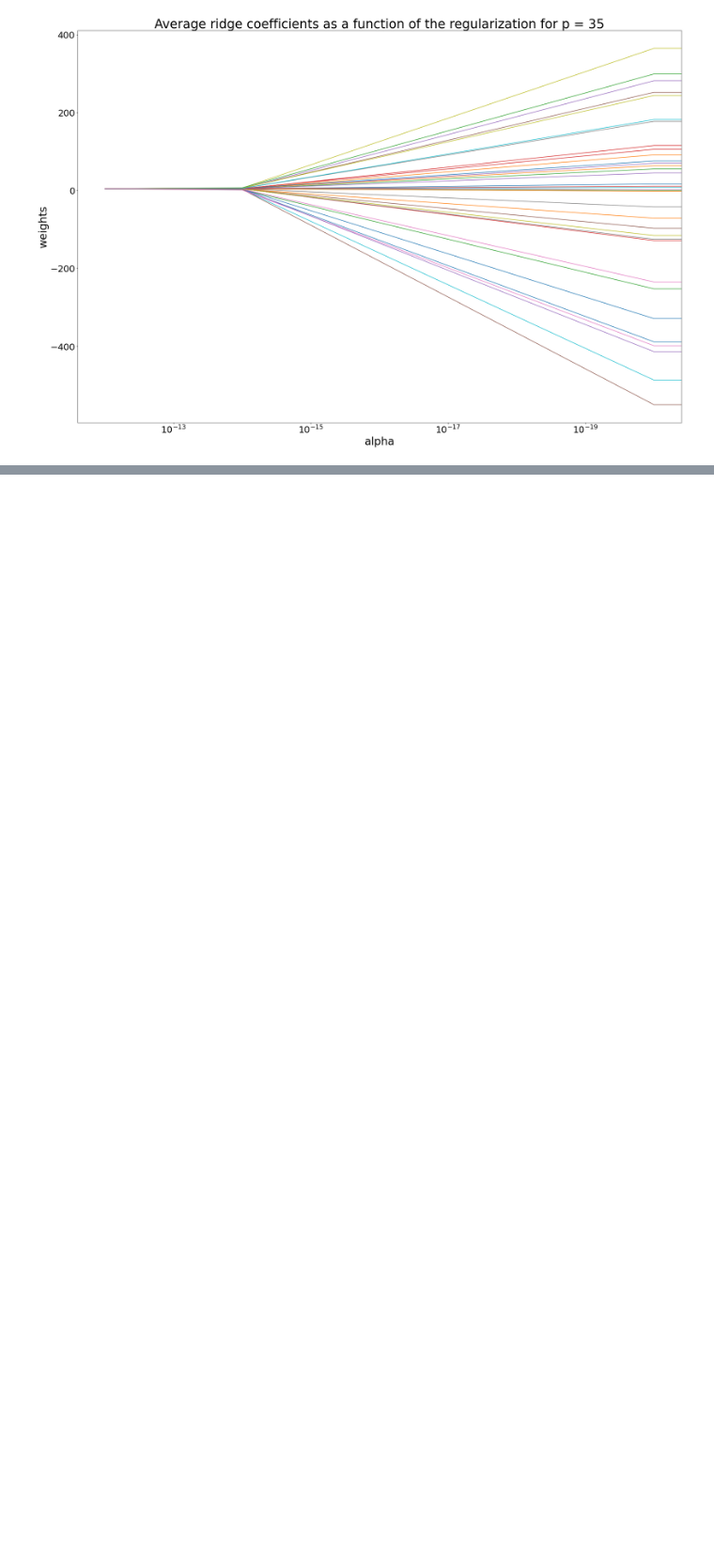
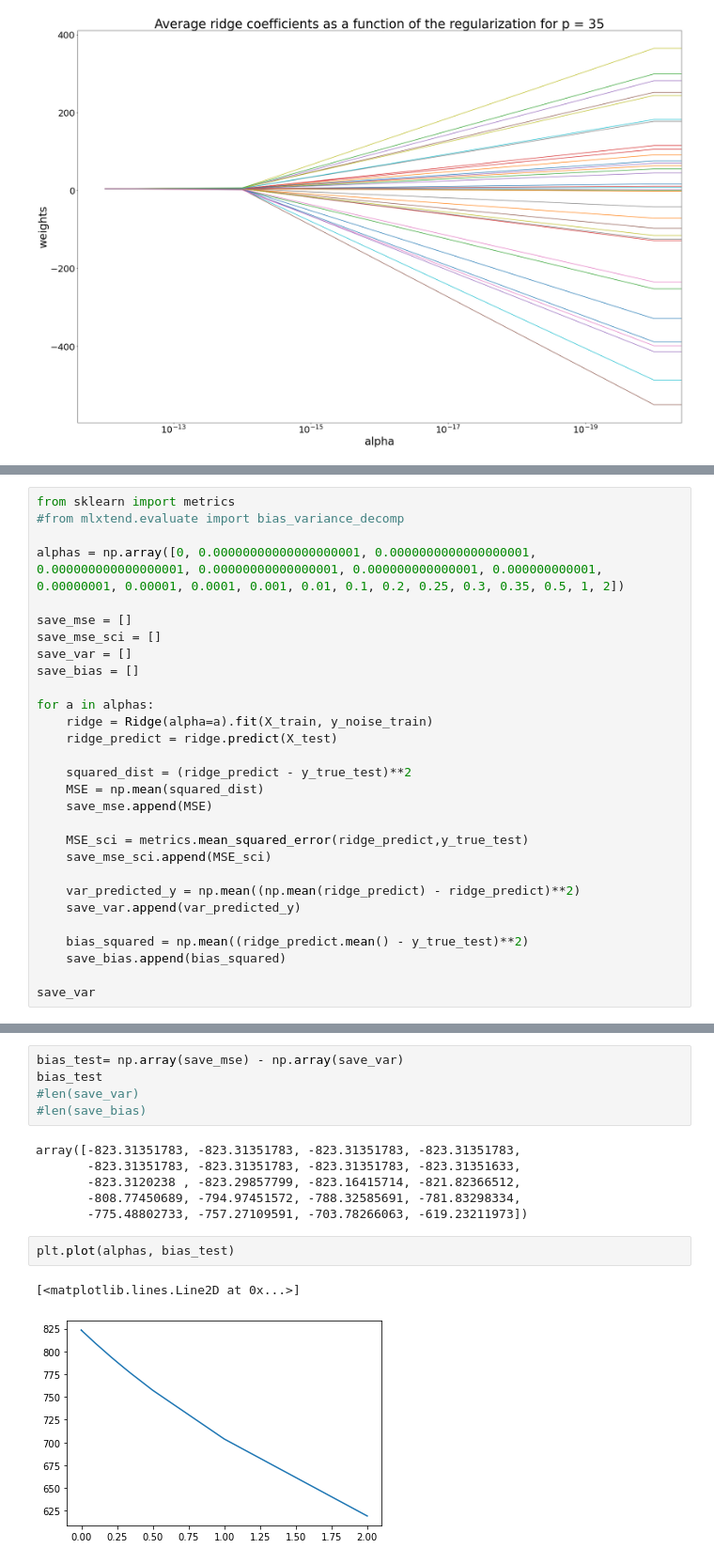
Before and after one commit to s6emschw/RM-project, a Jupyter notebook: ols_and_ridge.ipynb, the cells around one changed output, grey strips where cells are left out. Shown at 94% size. Drawn from its saved outputs; the diff is of its cells as text; blank space fills up the shorter version.

```diff
--- a/ols_and_ridge.ipynb
+++ b/ols_and_ridge.ipynb
@@ -623,0 +552,29 @@ plt.plot(alphas, MSE_test)
+# %%
+from sklearn import metrics
+#from mlxtend.evaluate import bias_variance_decomp
+
+alphas = np.array([0, 0.00000000000000000001, 0.0000000000000000001, 0.000000000000000001, 0.00000000000000001, 0.000000000000001, 0.000000000001, 0.00000001, 0.00001, 0.0001, 0.001, 0.01, 0.1, 0.2, 0.25, 0.3, 0.35, 0.5, 1, 2])
+
+save_mse = []
+save_mse_sci = []
+save_var = []
+save_bias = []
+
+for a in alphas:
+    ridge = Ridge(alpha=a).fit(X_train, y_noise_train)
+    ridge_predict = ridge.predict(X_test)
+
+    squared_dist = (ridge_predict - y_true_test)**2
+    MSE = np.mean(squared_dist)
+    save_mse.append(MSE)
+
+    MSE_sci = metrics.mean_squared_error(ridge_predict,y_true_test)
+    save_mse_sci.append(MSE_sci)
+
+    var_predicted_y = np.mean((np.mean(ridge_predict) - ridge_predict)**2)
+    save_var.append(var_predicted_y)
+
+    bias_squared = np.mean((ridge_predict.mean() - y_true_test)**2)
+    save_bias.append(bias_squared)
+
+save_var
@@ -623,0 +641,16 @@ plt.plot(alphas, MSE_test)
+# %%
+bias_test= np.array(save_mse) - np.array(save_var)
+bias_test
+#len(save_var)
+#len(save_bias)
+# %% [output]
+array([-823.31351783, -823.31351783, -823.31351783, -823.31351783,
+       -823.31351783, -823.31351783, -823.31351783, -823.31351633,
+       -823.3120238 , -823.29857799, -823.16415714, -821.82366512,
+       -808.77450689, -794.97451572, -788.32585691, -781.83298334,
+       -775.48802733, -757.27109591, -703.78266063, -619.23211973])
+# %%
+plt.plot(alphas, bias_test)
+# %% [output]
+[<matplotlib.lines.Line2D at 0x...>]
+[figure, added]
```
Also changed, not shown: parts of 19 cells of this notebook.
